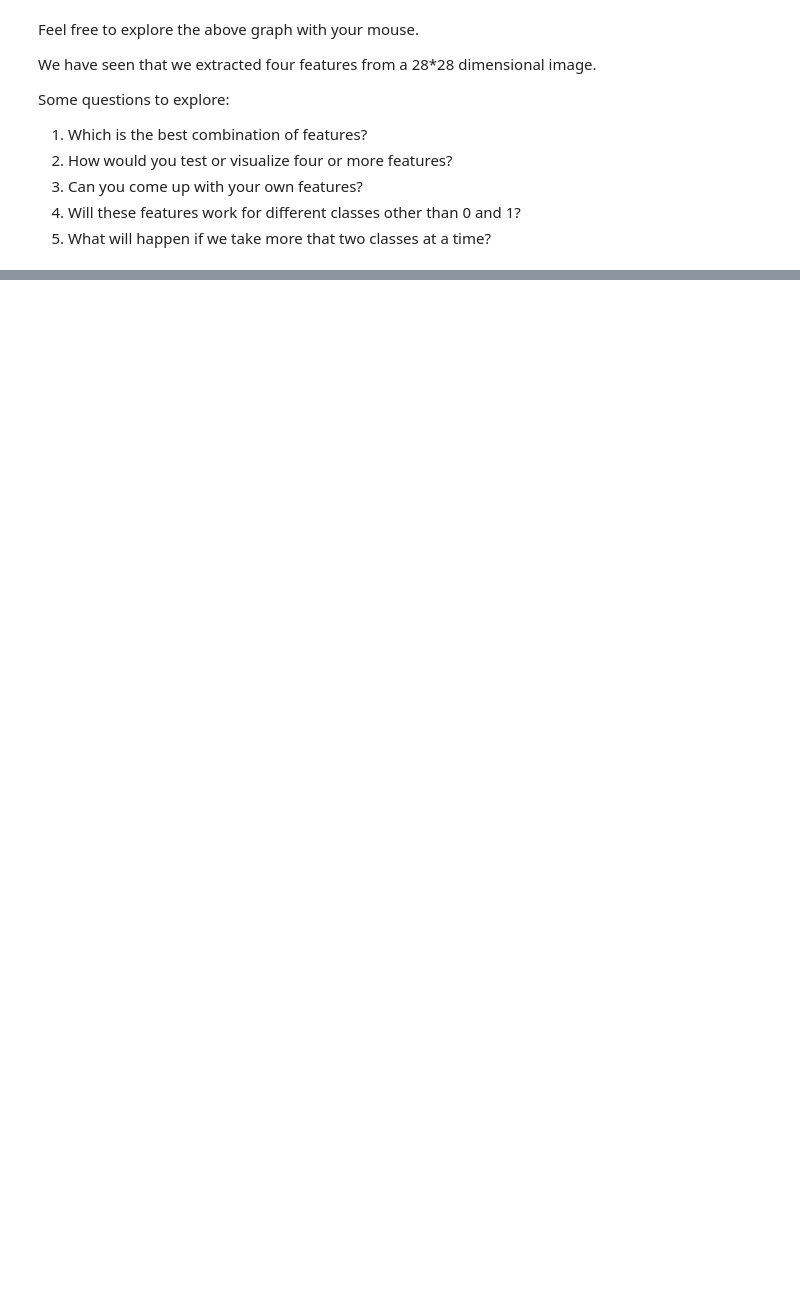
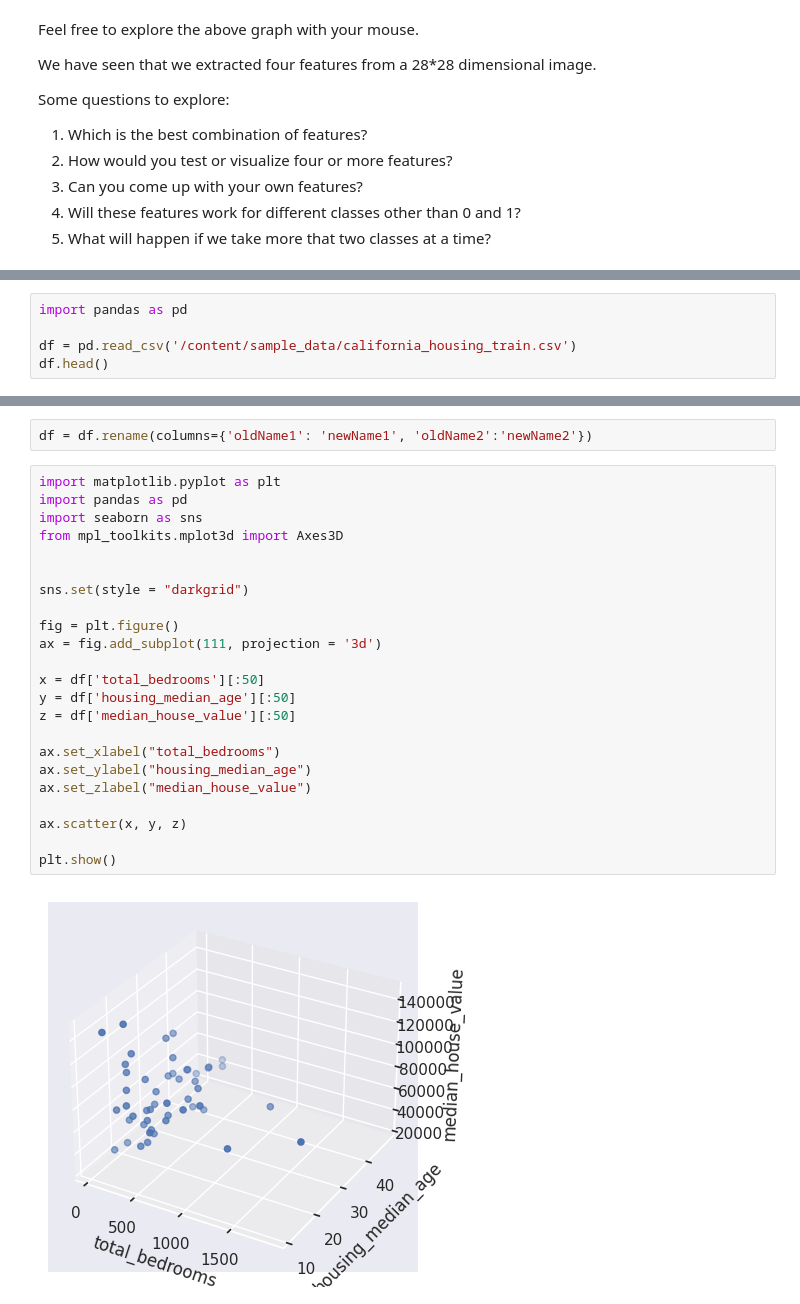
Before and after one commit to NARASAPURAPUTEJASRI/FMML-LAB-1, a Jupyter notebook: Module_01_Lab_01_Features.ipynb, the cells around one changed output, grey strips where cells are left out. Cells and saved outputs as stored; diff of their text form; blank space fills up the shorter version.

```diff
--- a/Module_01_Lab_01_Features.ipynb
+++ b/Module_01_Lab_01_Features.ipynb
@@ -470 +505,6 @@ Yes, the features I mentioned can be used for classification problems with more
 When you work with more than two classes in a classification problem (often referred to as multi-class classification), several changes and considerations come into play compared to binary classification (which involves only two classes, typically labeled as 0 and 1).
+# %%
+import pandas as pd
+
+df = pd.read_csv('/content/sample_data/california_housing_train.csv')
+df.head()
@@ -470,0 +518,27 @@ When you work with more than two classes in a classification problem (often refe
+# %%
+df = df.rename(columns={'oldName1': 'newName1', 'oldName2':'newName2'})
+# %%
+import matplotlib.pyplot as plt
+import pandas as pd
+import seaborn as sns
+from mpl_toolkits.mplot3d import Axes3D
+
+
+sns.set(style = "darkgrid")
+
+fig = plt.figure()
+ax = fig.add_subplot(111, projection = '3d')
+
+x = df['total_bedrooms'][:50]
+y = df['housing_median_age'][:50]
+z = df['median_house_value'][:50]
+
+ax.set_xlabel("total_bedrooms")
+ax.set_ylabel("housing_median_age")
+ax.set_zlabel("median_house_value")
+
+ax.scatter(x, y, z)
+
+plt.show()
+# %% [output]
+[figure, added]
```
Also changed, not shown: parts of 36 cells of this notebook.
